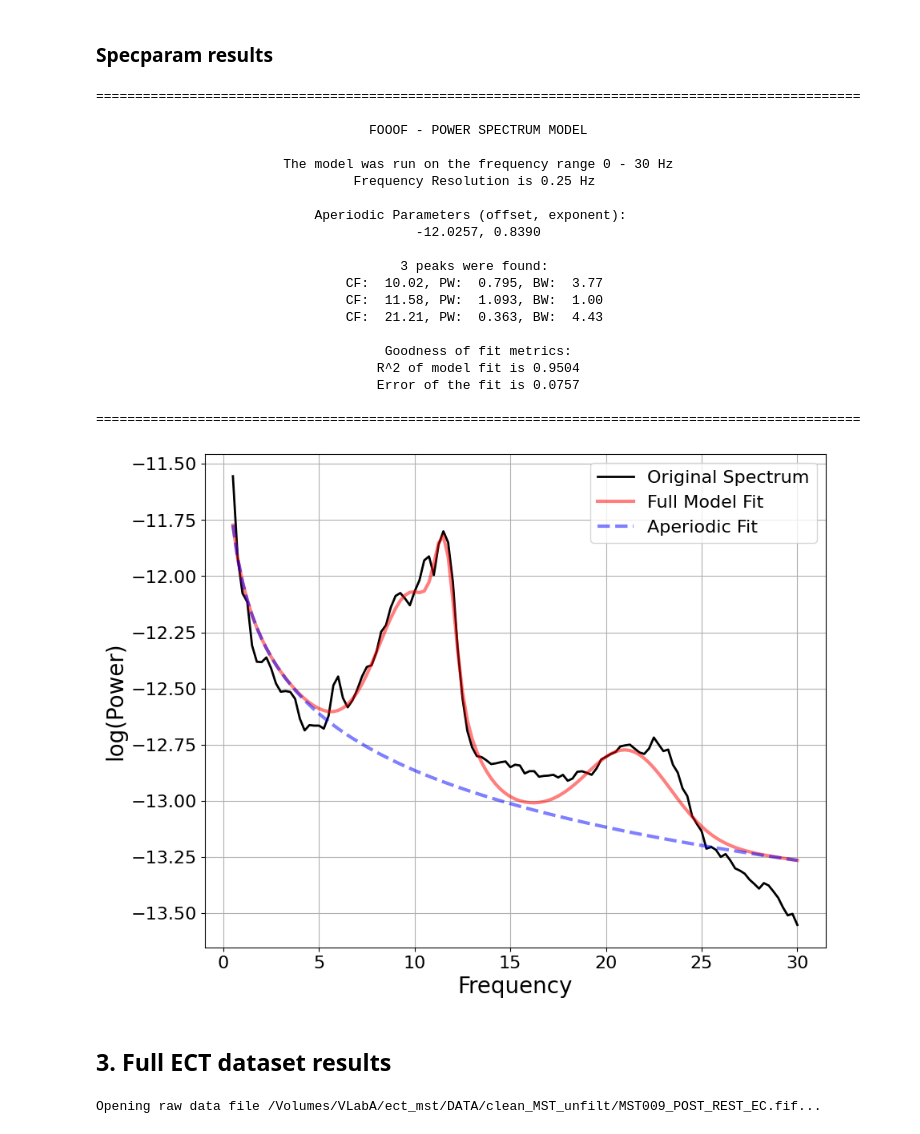
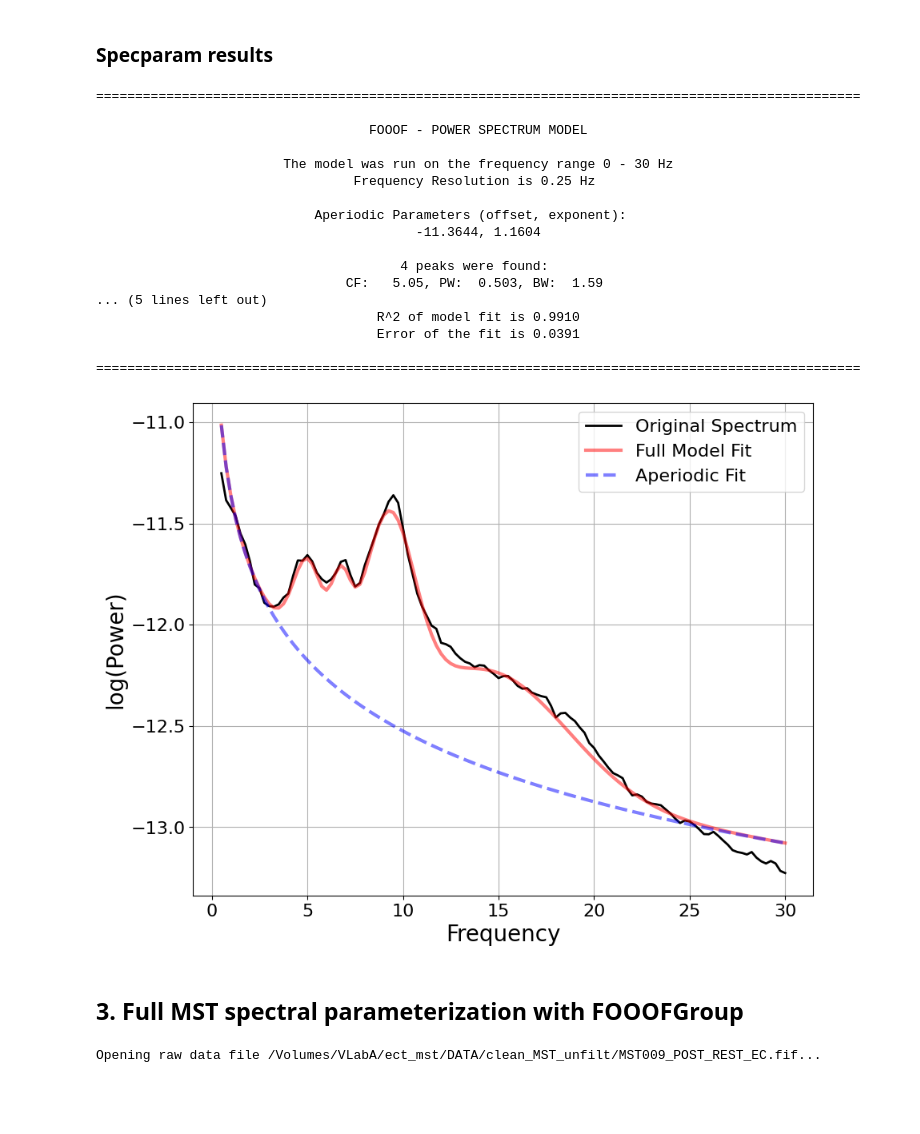
Before and after one commit to voytekresearch/ECT-MST, a Jupyter notebook: 01-MST/01-mst_specparam.ipynb, the cells around one changed output. Drawn from its saved outputs; the diff is of its cells as text; code cells hidden in the pictures; blank space fills up the shorter version.

Commit message:
mst spec param, analysis nb updates & data

```diff
--- a/01-MST/01-mst_specparam.ipynb
+++ b/01-MST/01-mst_specparam.ipynb
@@ -60,8 +60,8 @@ def get_band_pow(freqs, spectra, band):
 
 First we will parameterize the spectra of one MST patient with 60 EEG channels to vizualize the data and get some insights into how best to fit the model.
 # %%
-pre_path = # path to pre-MST EEG data
-post_path = # path to post-MST EEG data
+pre_path = '/Volumes/VLabA/ect_mst/DATA/clean_MST_unfilt/MST009_PRE_REST_EC.fif' # path to pre-MST EEG data
+post_path = '/Volumes/VLabA/ect_mst/DATA/clean_MST_unfilt/MST009_POST_REST_EC.fif' # path to post-MST EEG data
 # %%
 eeg_pre = mne.io.read_raw_fif(pre_path);
 eeg_post = mne.io.read_raw_fif(post_path);
@@ -119,29 +119,26 @@ fg_post.plot()
 ### Specparam results
 # %%
 fm = FOOOF(**MODEL_SETTINGS)
-fm.report(freqs, psds.mean(axis=0), FREQ_RANGE)
+fm.report(single_freqs_post, single_psds_post.mean(axis=0), FREQ_RANGE)
 # %% [output]
 ==================================================================================================
 
                                    FOOOF - POWER SPECTRUM MODEL
 
                         The model was run on the frequency range 0 - 30 Hz
                                  Frequency Resolution is 0.25 Hz
 
                             Aperiodic Parameters (offset, exponent):
-                                         -12.0257, 0.8390
+                                         -11.3644, 1.1604
 
-                                       3 peaks were found:
-                                CF:  10.02, PW:  0.795, BW:  3.77
-                                CF:  11.58, PW:  1.093, BW:  1.00
-                                CF:  21.21, PW:  0.363, BW:  4.43
-
-                                     Goodness of fit metrics:
-                                    R^2 of model fit is 0.9504
-                                    Error of the fit is 0.0757
+                                       4 peaks were found:
+                                CF:   5.05, PW:  0.503, BW:  1.59
+... (5 lines left out)
+                                    R^2 of model fit is 0.9910
+                                    Error of the fit is 0.0391
 
 ==================================================================================================
-[figure, old version]
+[figure, new version]
-# %% [markdown]
-## 3. Full ECT dataset results
+# %% [markdown]
+## 3. Full MST spectral parameterization with FOOOFGroup
 # %%
```
Also changed, not shown: parts of 6 cells of this notebook, 11 other files.
